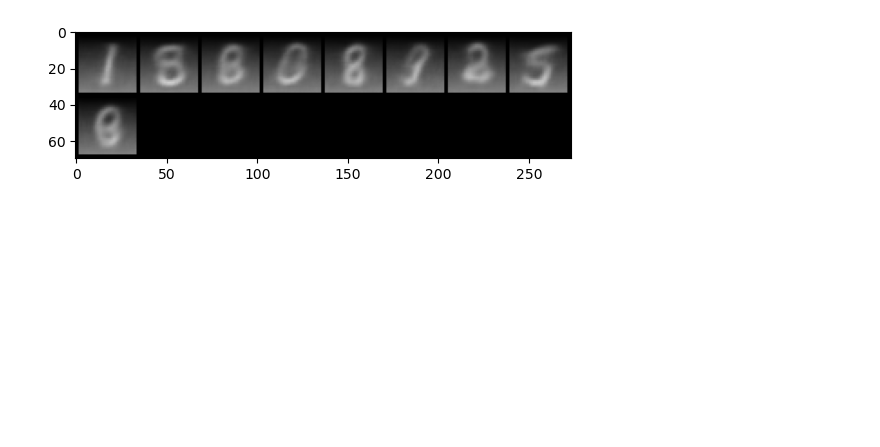
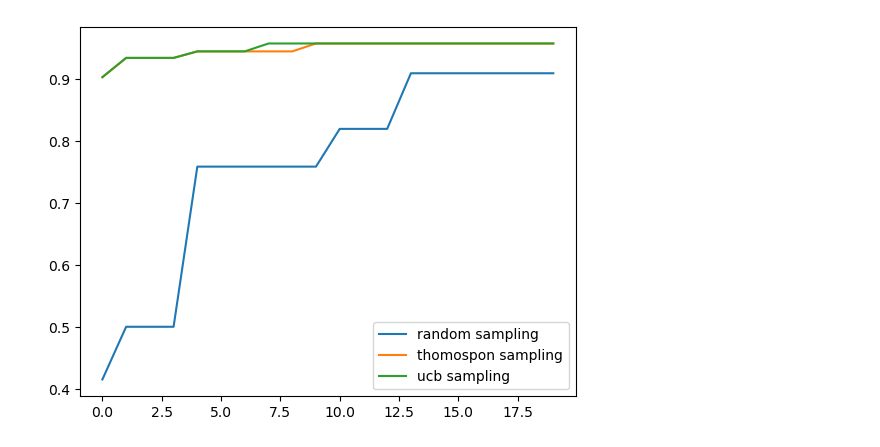
Before and after one commit to Neoanarika/inverse-probelms-urops, a Jupyter notebook: notebooks/optimisation.ipynb, the cells around one changed output. Saved outputs shown, nothing was run; the diff lists cells and outputs as text; code cells hidden in the pictures; blank space fills up the shorter version.

```diff
--- a/notebooks/optimisation.ipynb
+++ b/notebooks/optimisation.ipynb
@@ -134,7 +176,9 @@ avg_error = ucb_iteration(x)
 ... (9 outputs left out)
-# %%
-from torchvision.utils import make_grid
-plt.imshow(rearrange(make_grid(samples), "c h w -> h w c"))
-plt.show()
-# %% [output]
-[figure, removed]
+# %%
+plt.plot(out1)
+plt.plot(out2)
+plt.plot(out3)
+plt.legend(['random sampling','thomospon sampling', 'ucb sampling'])
+plt.show()
+# %% [output]
+[figure, added]
```
Also changed, not shown: parts of 16 cells of this notebook, 1 other file.
